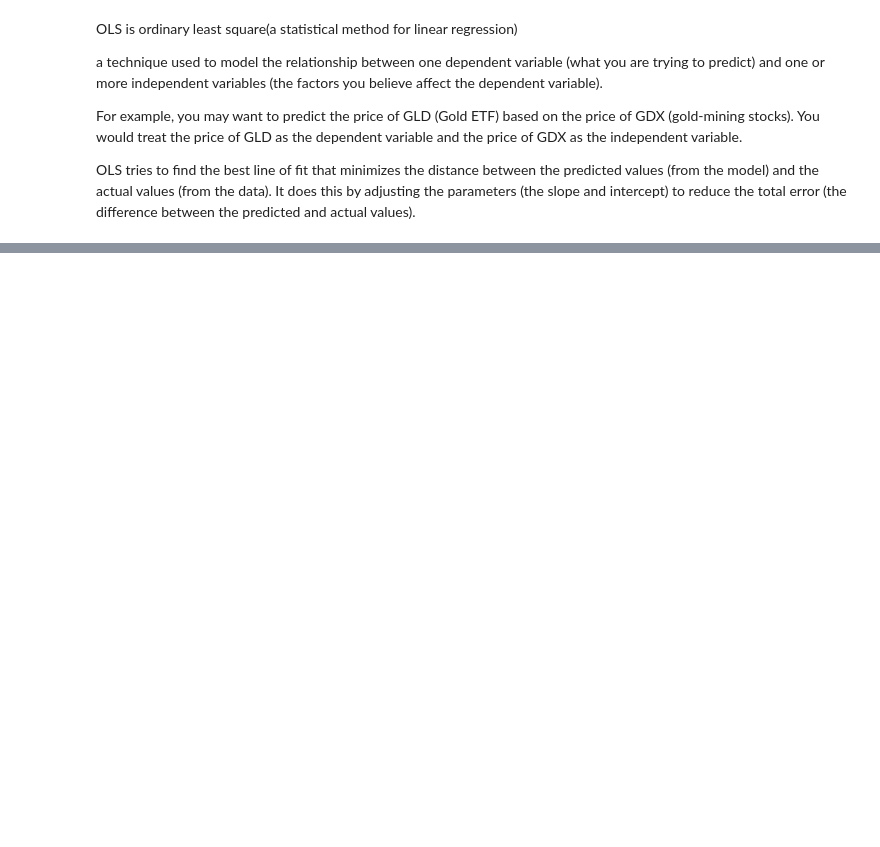
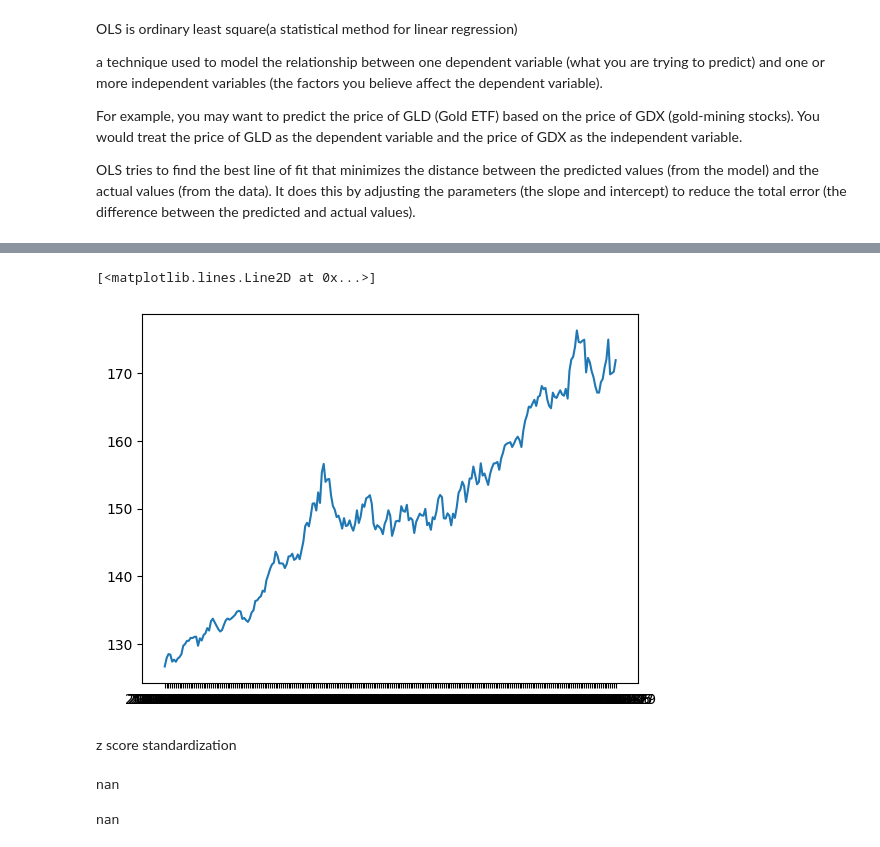
Before and after one commit to Marcusng88/quant-learn, a Jupyter notebook: pairtrading_tuto.ipynb, the cells around one changed output, grey strips where cells are left out. Cells and saved outputs as stored; diff of their text form; code cells hidden in the pictures; blank space fills up the shorter version.

```diff
--- a/pairtrading_tuto.ipynb
+++ b/pairtrading_tuto.ipynb
@@ -56,0 +72,7 @@ dtype: float64
+# %%
+plt.plot(spread.iloc[testset])
+# %% [output]
+[<matplotlib.lines.Line2D at 0x...>]
+[figure, added]
+# %% [markdown]
+z score standardization
@@ -56,0 +117,4 @@ dtype: float64
+# %%
+sharpeTrainSet
+# %% [output]
+nan
@@ -56,0 +123,4 @@ dtype: float64
+# %%
+sharpeTestSet
+# %% [output]
+nan
```
Also changed, not shown: parts of 21 cells of this notebook, 2 other files.
